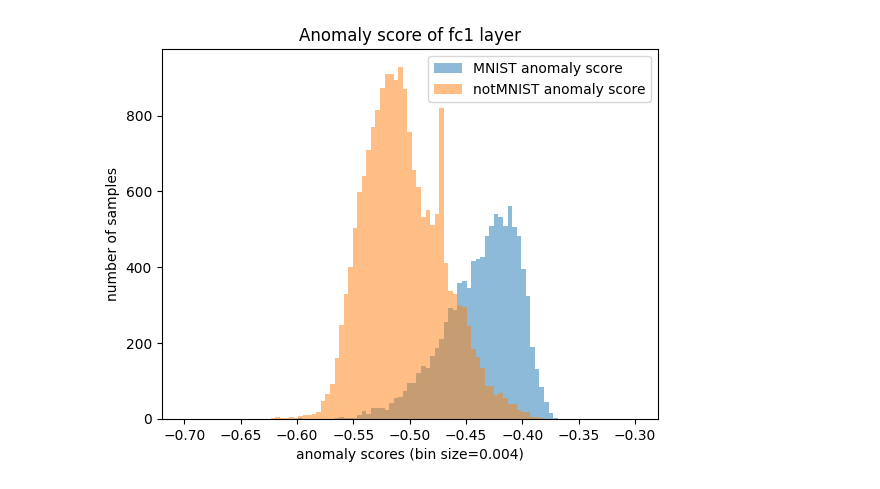
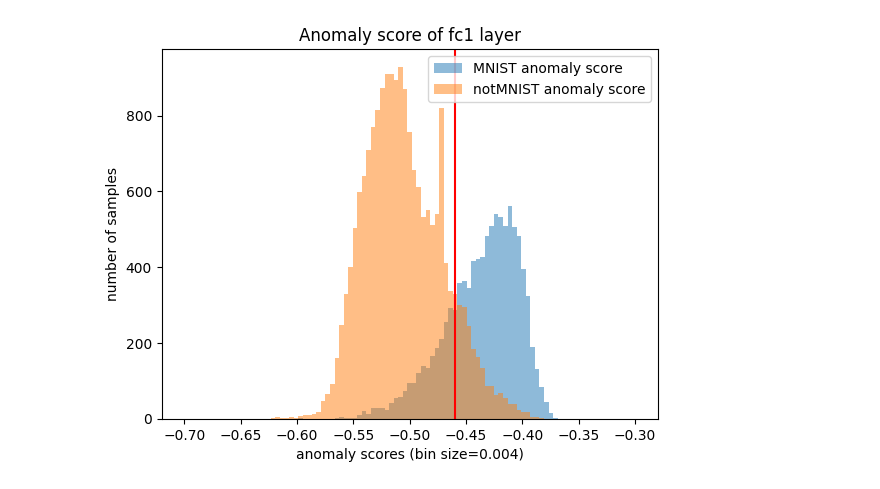
Before and after one commit to mdo6180/CS-747-Final-Project, a Jupyter notebook: analysis.ipynb, the cells around one changed output. Drawn from its saved outputs; the diff is of its cells as text; code cells hidden in the pictures.

```diff
--- a/analysis.ipynb
+++ b/analysis.ipynb
@@ -30,16 +61,17 @@ print(np.min(notmnist_scores_fc1))
 # %%
 import matplotlib.pyplot as plt
 
 range_max = -0.3
 range_min = -0.7
 num_bins = 100
 bins = np.linspace(range_min, range_max, num_bins)
 plt.hist(mnist_scores_fc1, bins, alpha=0.5, label="MNIST anomaly score")
 plt.hist(notmnist_scores_fc1, bins, alpha=0.5, label="notMNIST anomaly score")
 plt.legend(loc='upper right')
 plt.title("Anomaly score of fc1 layer")
 plt.xlabel(f"anomaly scores (bin size={(range_max-range_min)/num_bins})")
 plt.ylabel("number of samples")
+plt.axvline(x=-0.46, color="r")
 plt.show()
 # %% [output]
-[figure, old version]
+[figure, new version]
```
Also changed, not shown: parts of 6 cells of this notebook, 1 other file.
